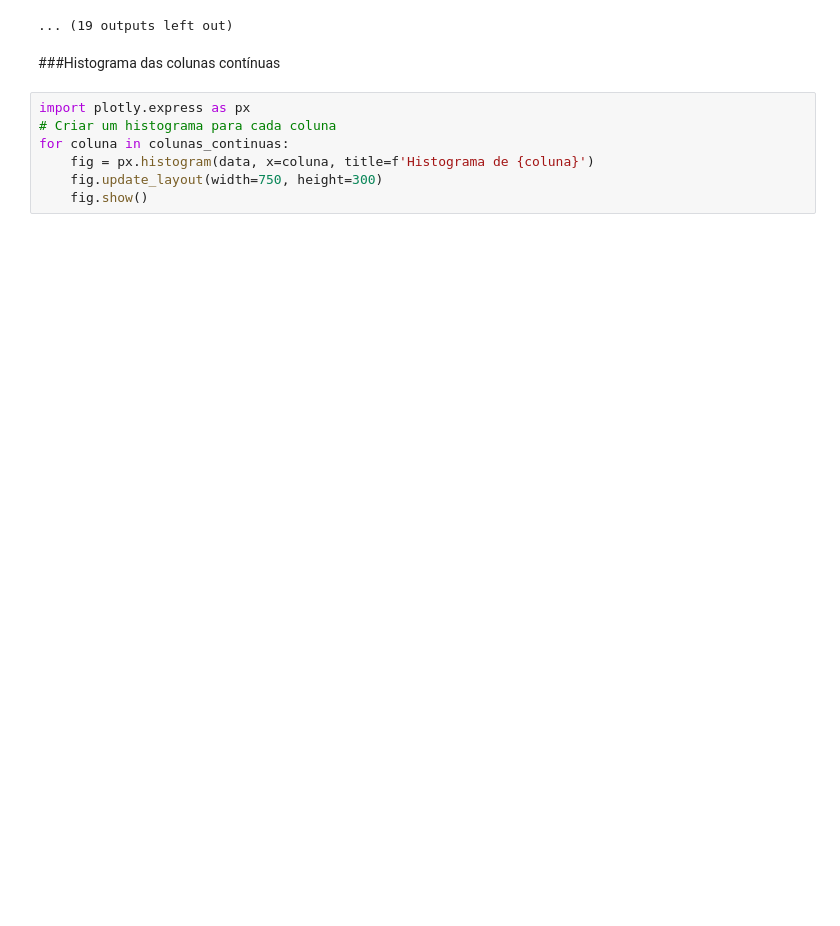
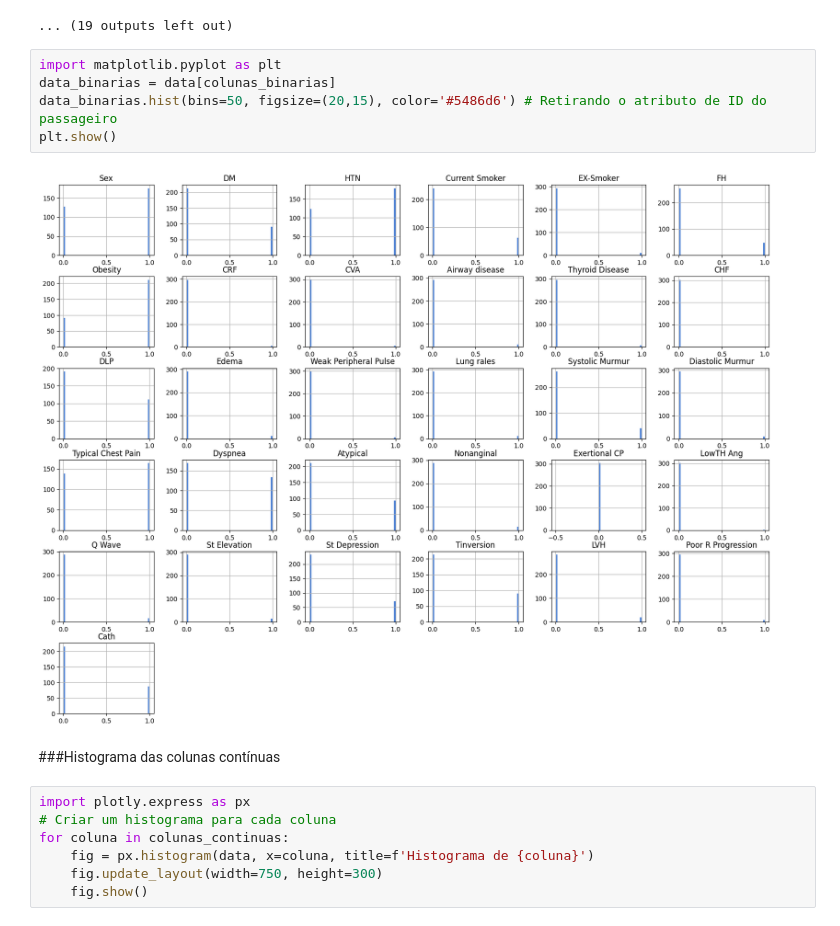
Before and after one commit to Davioliveira1305/Machine-Learning, a Jupyter notebook: DAC.ipynb, the cells around one changed output. Cells and saved outputs as stored; diff of their text form; blank space fills up the shorter version.

Commit message:
Teste plot

```diff
--- a/DAC.ipynb
+++ b/DAC.ipynb
@@ -163,6 +163,13 @@ for coluna in colunas_binarias:
 [interactive output not drawn]
 [interactive output not drawn]
 ... (19 outputs left out)
+# %%
+import matplotlib.pyplot as plt
+data_binarias = data[colunas_binarias]
+data_binarias.hist(bins=50, figsize=(20,15), color='#5486d6') # Retirando o atributo de ID do passageiro
+plt.show()
+# %% [output]
+[figure, added]
 # %% [markdown]
 ###Histograma das colunas contínuas
 # %%
```
